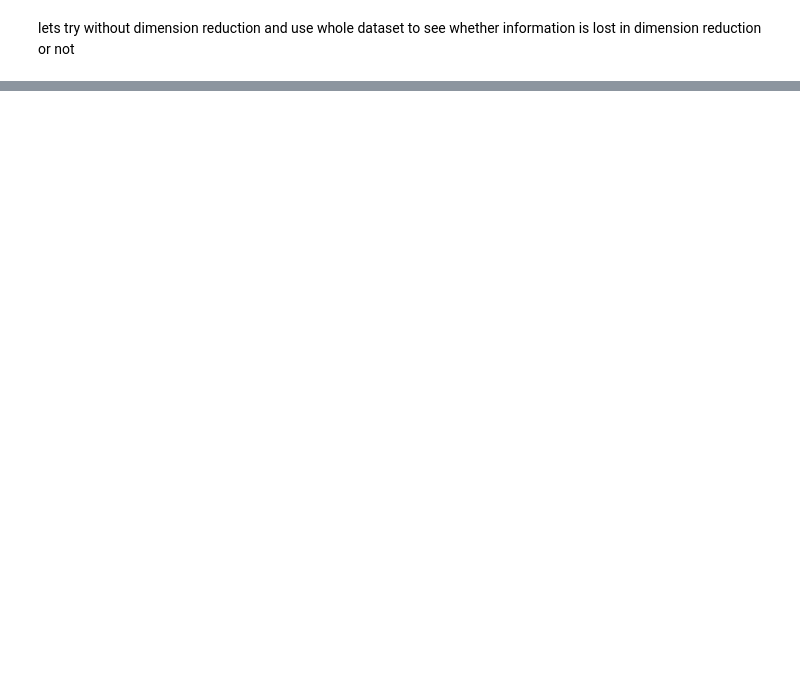
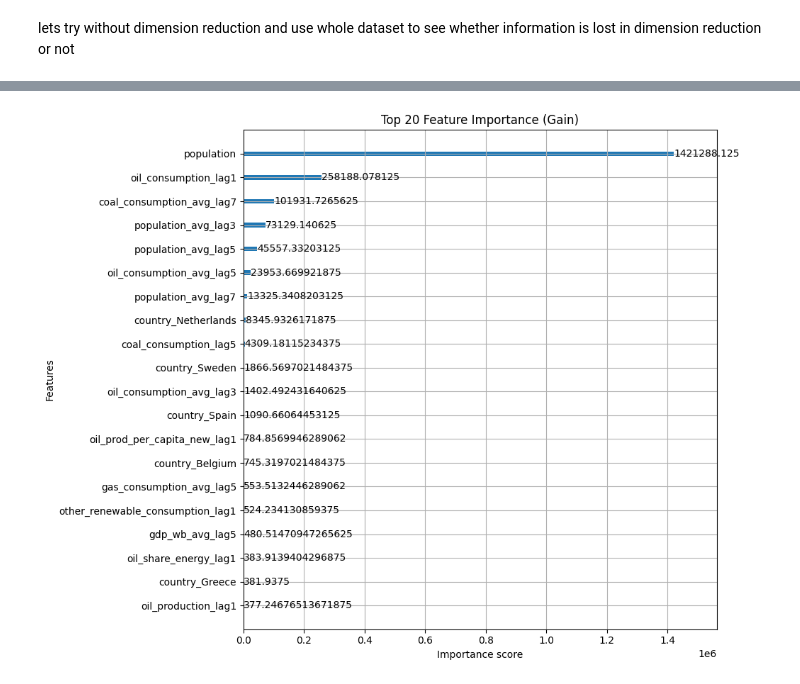
Before and after one commit to MertKir-R/energy_consumption_prediction, a Jupyter notebook: notebooks/world_energy_consumption.ipynb, the cells around one changed output, grey strips where cells are left out. Saved outputs shown, nothing was run; the diff lists cells and outputs as text; code cells hidden in the pictures; blank space fills up the shorter version.

```diff
--- a/notebooks/world_energy_consumption.ipynb
+++ b/notebooks/world_energy_consumption.ipynb
@@ -1132,0 +1281,8 @@ Name: count, dtype: int64
+# %%
+fig, ax = plt.subplots(figsize=(10, 8))
+xgb.plot_importance(reg_xgb, importance_type='gain', ax=ax, max_num_features=20)
+plt.title('Top 20 Feature Importance (Gain)')
+plt.tight_layout()
+plt.show()
+# %% [output]
+[figure, added]
```
Also changed, not shown: parts of 51 cells of this notebook.
